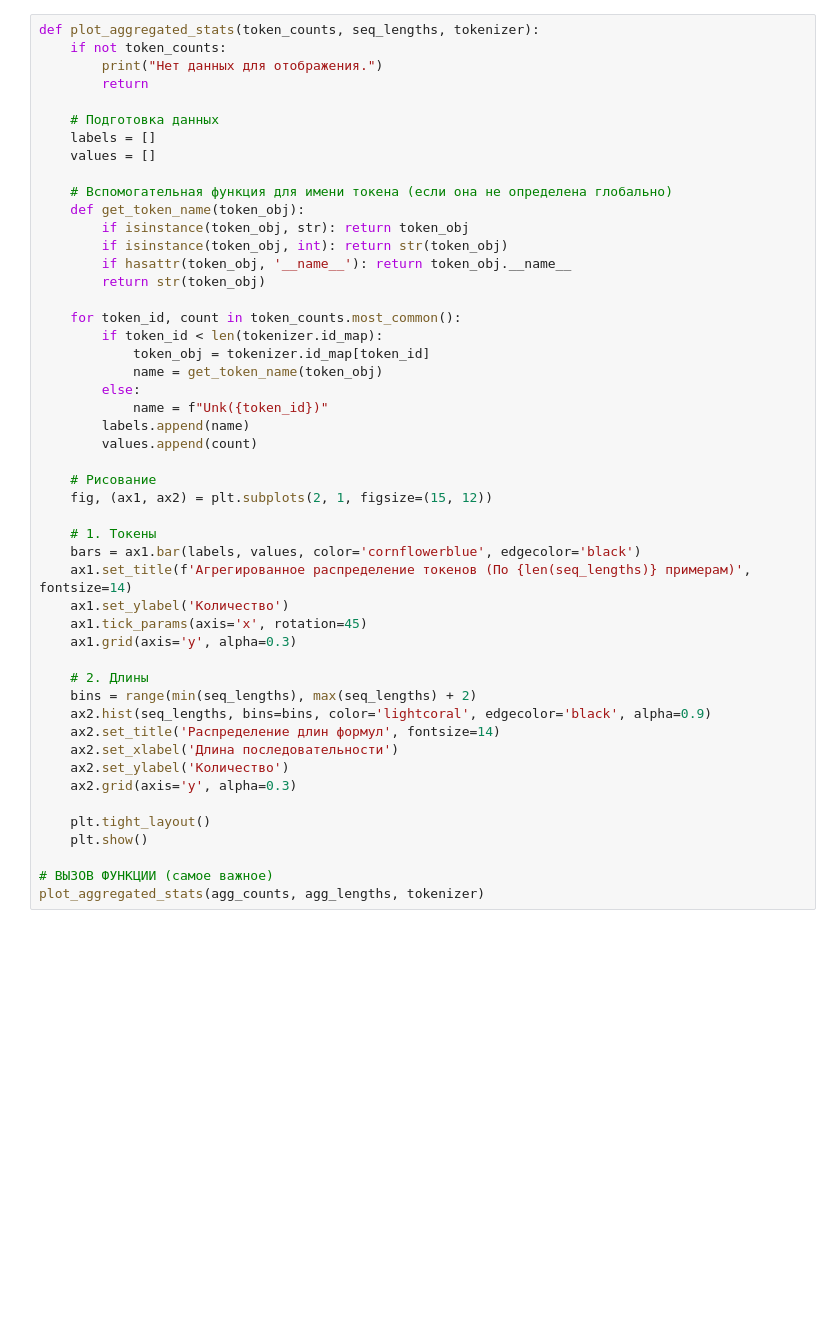
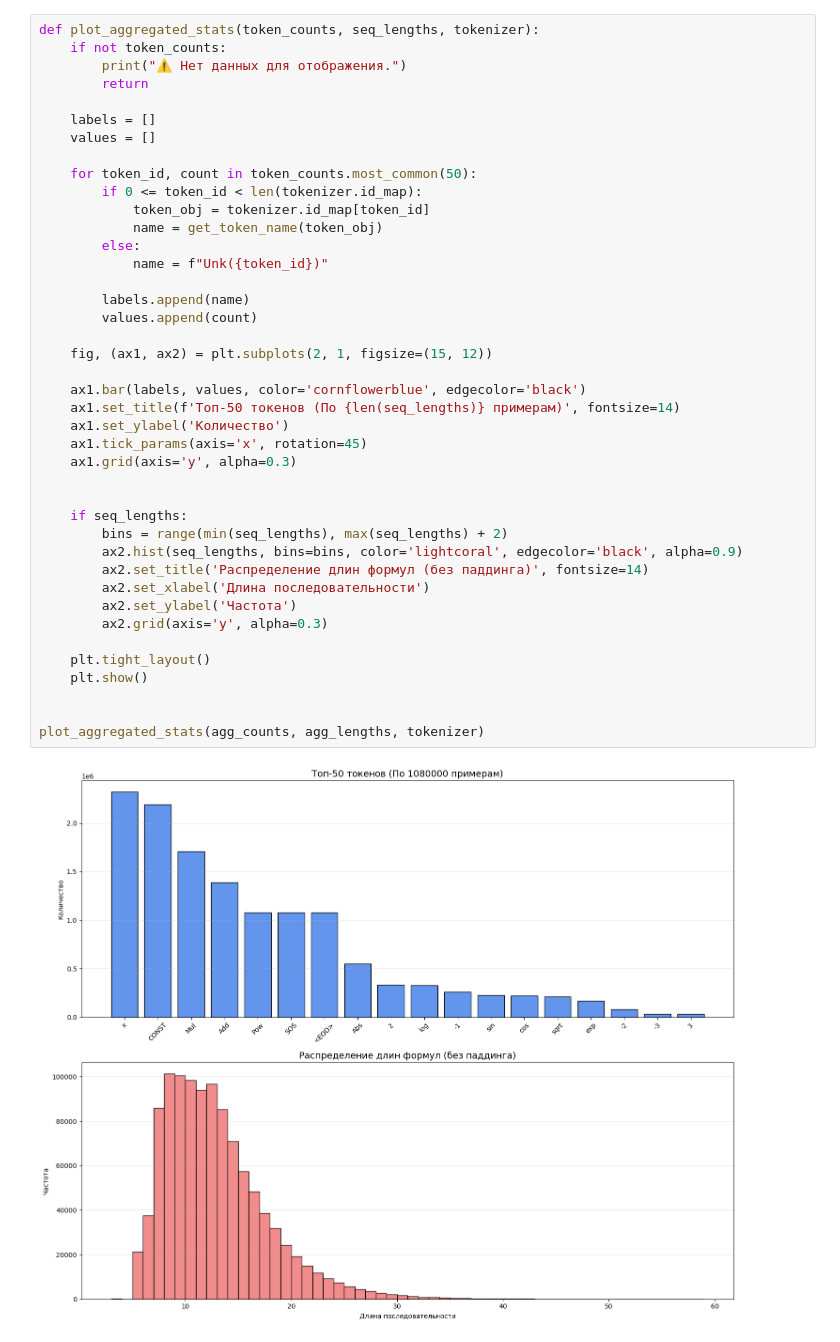
Before and after one commit to YauheniShe/Graph2Eq, a Jupyter notebook: notebooks/check_data.ipynb, the cells around one changed output. Saved outputs shown, nothing was run; the diff lists cells and outputs as text; blank space fills up the shorter version.

Commit message:
Добавил ноутбук для анализа данных

```diff
--- a/notebooks/check_data.ipynb
+++ b/notebooks/check_data.ipynb
@@ -142,52 +94,46 @@ agg_counts, agg_lengths, random_examples = aggregate_and_collect(DATA_DIR, NUM_C
 # %%
 def plot_aggregated_stats(token_counts, seq_lengths, tokenizer):
     if not token_counts:
-        print("Нет данных для отображения.")
+        print("⚠️ Нет данных для отображения.")
         return
 
-    # Подготовка данных
     labels = []
     values = []
 
-    # Вспомогательная функция для имени токена (если она не определена глобально)
-    def get_token_name(token_obj):
-        if isinstance(token_obj, str): return token_obj
-        if isinstance(token_obj, int): return str(token_obj)
-        if hasattr(token_obj, '__name__'): return token_obj.__name__
-        return str(token_obj)
-
-    for token_id, count in token_counts.most_common():
-        if token_id < len(tokenizer.id_map):
+    for token_id, count in token_counts.most_common(50):
+        if 0 <= token_id < len(tokenizer.id_map):
             token_obj = tokenizer.id_map[token_id]
             name = get_token_name(token_obj)
         else:
             name = f"Unk({token_id})"
+
         labels.append(name)
         values.append(count)
 
-    # Рисование
     fig, (ax1, ax2) = plt.subplots(2, 1, figsize=(15, 12))
 
-    # 1. Токены
-    bars = ax1.bar(labels, values, color='cornflowerblue', edgecolor='black')
-    ax1.set_title(f'Агрегированное распределение токенов (По {len(seq_lengths)} примерам)', fontsize=14)
+    ax1.bar(labels, values, color='cornflowerblue', edgecolor='black')
+    ax1.set_title(f'Топ-50 токенов (По {len(seq_lengths)} примерам)', fontsize=14)
     ax1.set_ylabel('Количество')
     ax1.tick_params(axis='x', rotation=45)
     ax1.grid(axis='y', alpha=0.3)
 
-    # 2. Длины
-    bins = range(min(seq_lengths), max(seq_lengths) + 2)
-    ax2.hist(seq_lengths, bins=bins, color='lightcoral', edgecolor='black', alpha=0.9)
-    ax2.set_title('Распределение длин формул', fontsize=14)
-    ax2.set_xlabel('Длина последовательности')
-    ax2.set_ylabel('Количество')
-    ax2.grid(axis='y', alpha=0.3)
+
+    if seq_lengths:
+        bins = range(min(seq_lengths), max(seq_lengths) + 2)
+        ax2.hist(seq_lengths, bins=bins, color='lightcoral', edgecolor='black', alpha=0.9)
+        ax2.set_title('Распределение длин формул (без паддинга)', fontsize=14)
+        ax2.set_xlabel('Длина последовательности')
+        ax2.set_ylabel('Частота')
+        ax2.grid(axis='y', alpha=0.3)
 
     plt.tight_layout()
     plt.show()
 
-# ВЫЗОВ ФУНКЦИИ (самое важное)
+
 plot_aggregated_stats(agg_counts, agg_lengths, tokenizer)
+# %% [output]
+[figure, added]
 # %%
 def visualize_collected_samples(samples, tokenizer):
     if not samples:
```
Also changed, not shown: parts of 4 cells of this notebook, 1 other file.
